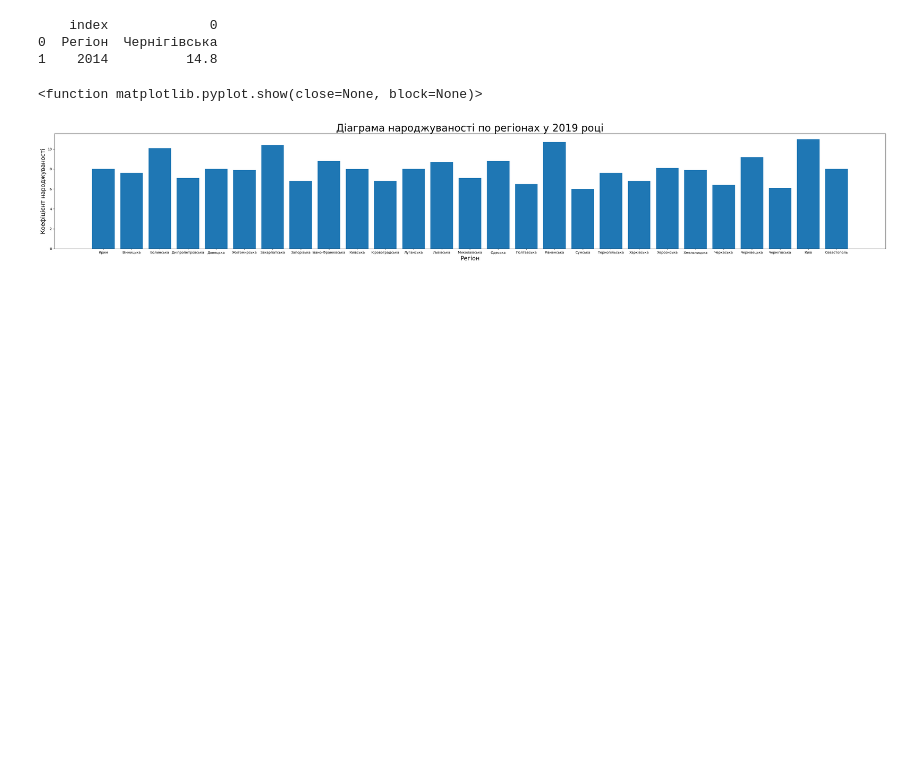
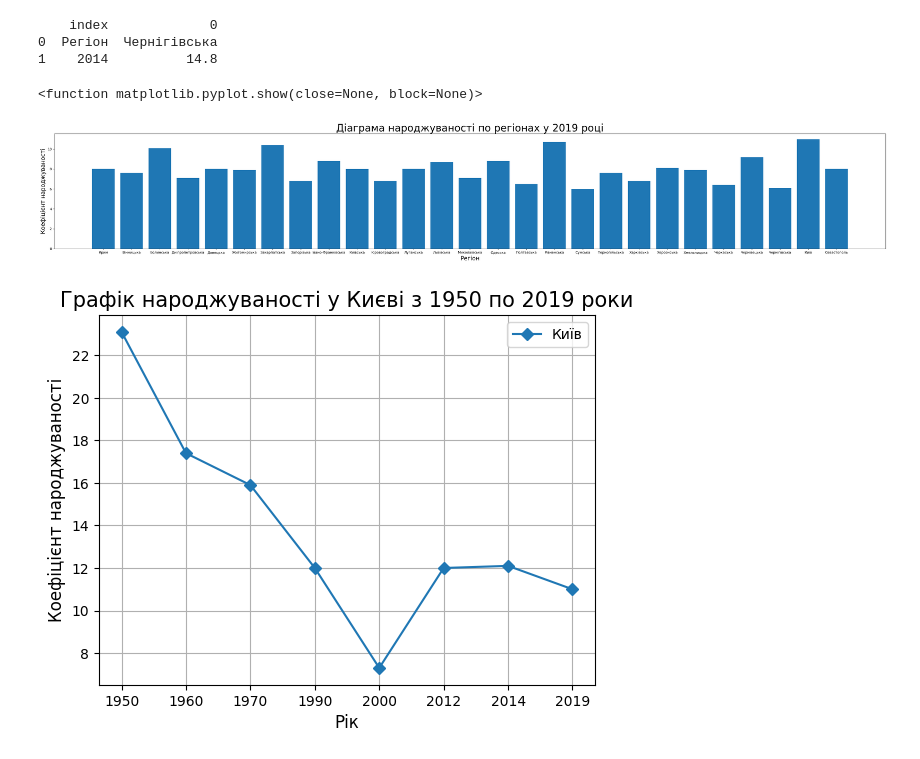
Before and after one commit to oleksandr-study/Data-Science, a Jupyter notebook: Homework2/homework-2a.ipynb, the cells around one changed output. Cells and saved outputs as stored; diff of their text form; code cells hidden in the pictures; blank space fills up the shorter version.

```diff
--- a/Homework2/homework-2a.ipynb
+++ b/Homework2/homework-2a.ipynb
@@ -136,3 +136,18 @@ plt.show
 # %% [output]
 <function matplotlib.pyplot.show(close=None, block=None)>
 [figure]
+# %%
+graf2 = dataset[0].loc[dataset[0]['Регіон'] == 'Київ']
+x = graf2.columns.to_list()
+x.pop(0)
+y = graf2.values[0].tolist()
+y.pop(0)
+plt.plot(x, y, label='Київ', marker="D")
+plt.xlabel("Рік", fontsize="large", color="black")
+plt.ylabel("Коефіцієнт народжуваності", fontsize="large", color="black")
+plt.title("Графік народжуваності у Києві з 1950 по 2019 роки", fontsize=15)
+plt.legend()
+plt.grid()
+plt.show()
+# %% [output]
+[figure, added]
```
Also changed, not shown: parts of 1 cell of this notebook, 3 other files.
